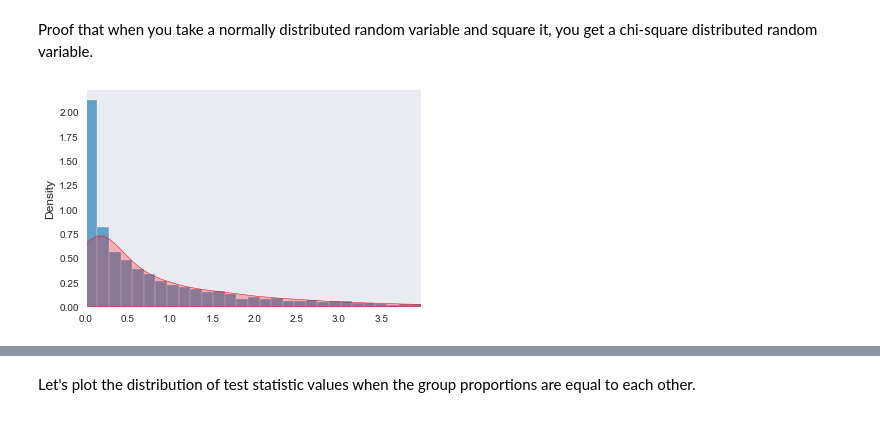
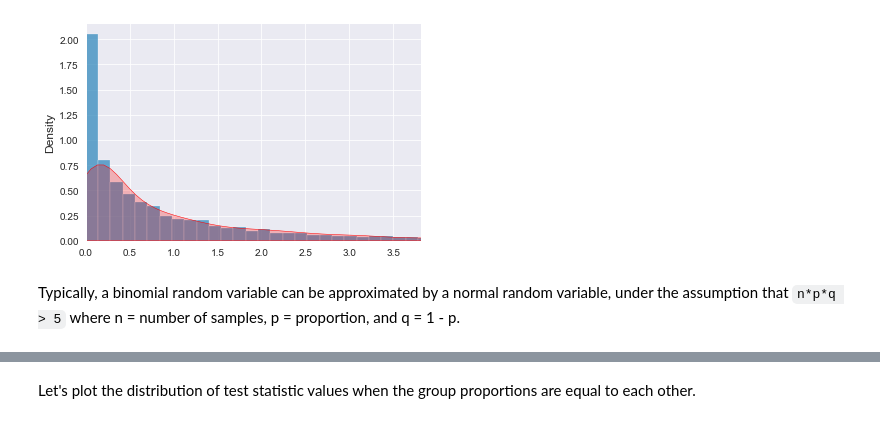
Before and after one commit to NathanZorndorf/nathanzorndorf.github.io, a Jupyter notebook: assets/notebooks/fundamentals-of-biostatistics-rosner/chapter-10/chi-square-test-statistic-distribution-example.ipynb, the cells around one changed output, grey strips where cells are left out. Cells and saved outputs as stored; diff of their text form; code cells hidden in the pictures.

```diff
--- a/assets/notebooks/fundamentals-of-biostatistics-rosner/chapter-10/chi-square-test-statistic-distribution-example.ipynb
+++ b/assets/notebooks/fundamentals-of-biostatistics-rosner/chapter-10/chi-square-test-statistic-distribution-example.ipynb
@@ -22,19 +35,18 @@ sns.histplot(sample);
-# %% [markdown]
-Proof that when you take a normally distributed random variable and square it, you get a chi-square distributed random variable.
-# %%
-sns.set_style('dark')
 # %%
 # square the sample
 sample_squared = np.power(sample, 2)
 
 # take a sample from a chi-squared distributed random variable
 chisq_sample = chi2(df=1).rvs(5000) # use 1 degree of freedom
 
 # plot the distribution
 plt.figure()
 ax = plt.gca()
-sns.histplot(sample_squared, ax=ax, stat='density', zorder=0);
-sns.kdeplot(chisq_sample, ax=ax, color='r', fill=True, zorder=1);
+ax.grid(zorder=0)
+sns.histplot(sample_squared, ax=ax, stat='density', zorder=1);
+sns.kdeplot(chisq_sample, ax=ax, color='r', fill=True, zorder=2);
 plt.xlim(0, np.percentile(sample_squared, 95));
 # %% [output]
-[figure, old version]
+[figure, new version]
+# %% [markdown]
+Typically, a binomial random variable can be approximated by a normal random variable, under the assumption that `n*p*q > 5` where n = number of samples, p = proportion, and q = 1 - p.
```
Also changed, not shown: parts of 13 cells of this notebook.
